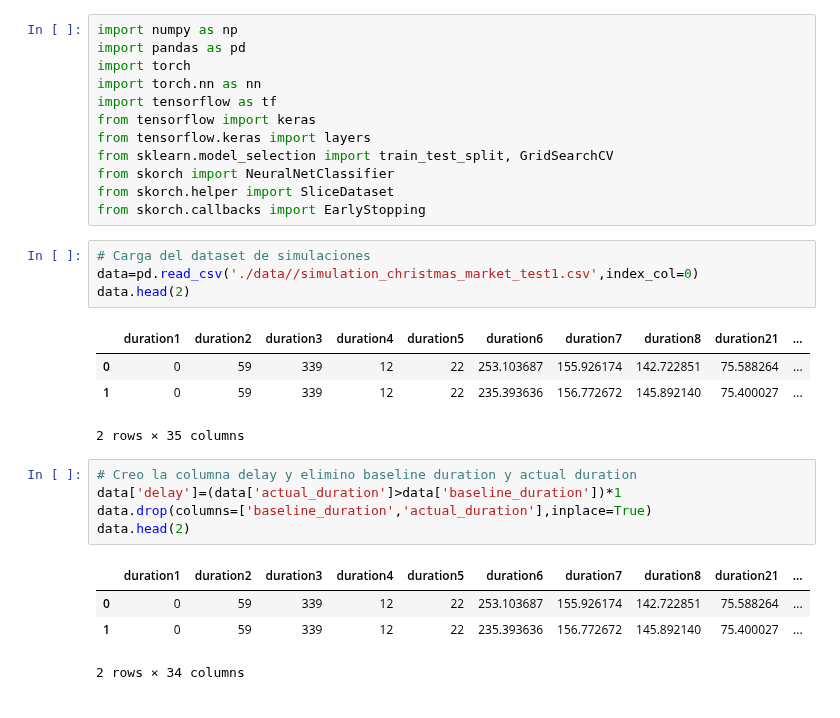
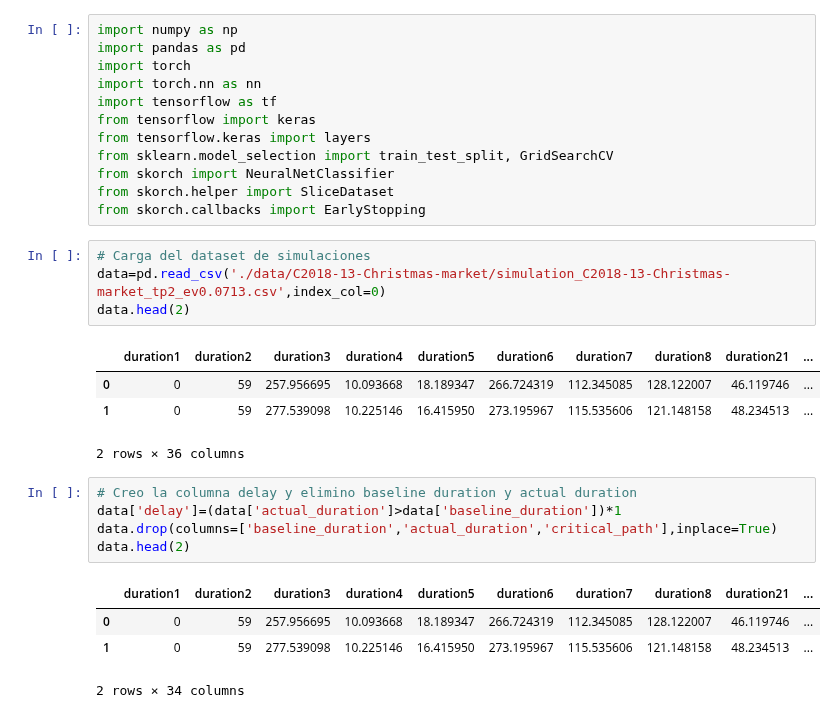
Before and after one commit to jismartin/counterEVM, a Jupyter notebook: skorch_vs_tensorflow.ipynb, the cells around one changed output. Drawn from its saved outputs; the diff is of its cells as text.

```diff
--- a/skorch_vs_tensorflow.ipynb
+++ b/skorch_vs_tensorflow.ipynb
@@ -47,22 +47,22 @@ from skorch.helper import SliceDataset
 from skorch.callbacks import EarlyStopping
 # %%
 # Carga del dataset de simulaciones
-data=pd.read_csv('./data//simulation_christmas_market_test1.csv',index_col=0)
+data=pd.read_csv('./data/C2018-13-Christmas-market/simulation_C2018-13-Christmas-market_tp2_ev0.0713.csv',index_col=0)
 data.head(2)
 # %% [output]
 |  | duration1 | duration2 | duration3 | duration4 | duration5 | duration6 | duration7 | duration8 | duration21 | ... |
-| 0 | 0 | 59 | 339 | 12 | 22 | 253.103687 | 155.926174 | 142.722851 | 75.588264 | ... |
-| 1 | 0 | 59 | 339 | 12 | 22 | 235.393636 | 156.772672 | 145.892140 | 75.400027 | ... |
+| 0 | 0 | 59 | 257.956695 | 10.093668 | 18.189347 | 266.724319 | 112.345085 | 128.122007 | 46.119746 | ... |
+| 1 | 0 | 59 | 277.539098 | 10.225146 | 16.415950 | 273.195967 | 115.535606 | 121.148158 | 48.234513 | ... |
-2 rows × 35 columns
+2 rows × 36 columns
 # %%
 # Creo la columna delay y elimino baseline duration y actual duration
 data['delay']=(data['actual_duration']>data['baseline_duration'])*1
-data.drop(columns=['baseline_duration','actual_duration'],inplace=True)
+data.drop(columns=['baseline_duration','actual_duration','critical_path'],inplace=True)
 data.head(2)
 # %% [output]
 |  | duration1 | duration2 | duration3 | duration4 | duration5 | duration6 | duration7 | duration8 | duration21 | ... |
-| 0 | 0 | 59 | 339 | 12 | 22 | 253.103687 | 155.926174 | 142.722851 | 75.588264 | ... |
-| 1 | 0 | 59 | 339 | 12 | 22 | 235.393636 | 156.772672 | 145.892140 | 75.400027 | ... |
+| 0 | 0 | 59 | 257.956695 | 10.093668 | 18.189347 | 266.724319 | 112.345085 | 128.122007 | 46.119746 | ... |
+| 1 | 0 | 59 | 277.539098 | 10.225146 | 16.415950 | 273.195967 | 115.535606 | 121.148158 | 48.234513 | ... |
 2 rows × 34 columns
 # %%
 # Split the dataset into features and class
```
Also changed, not shown: parts of 3 cells of this notebook.
